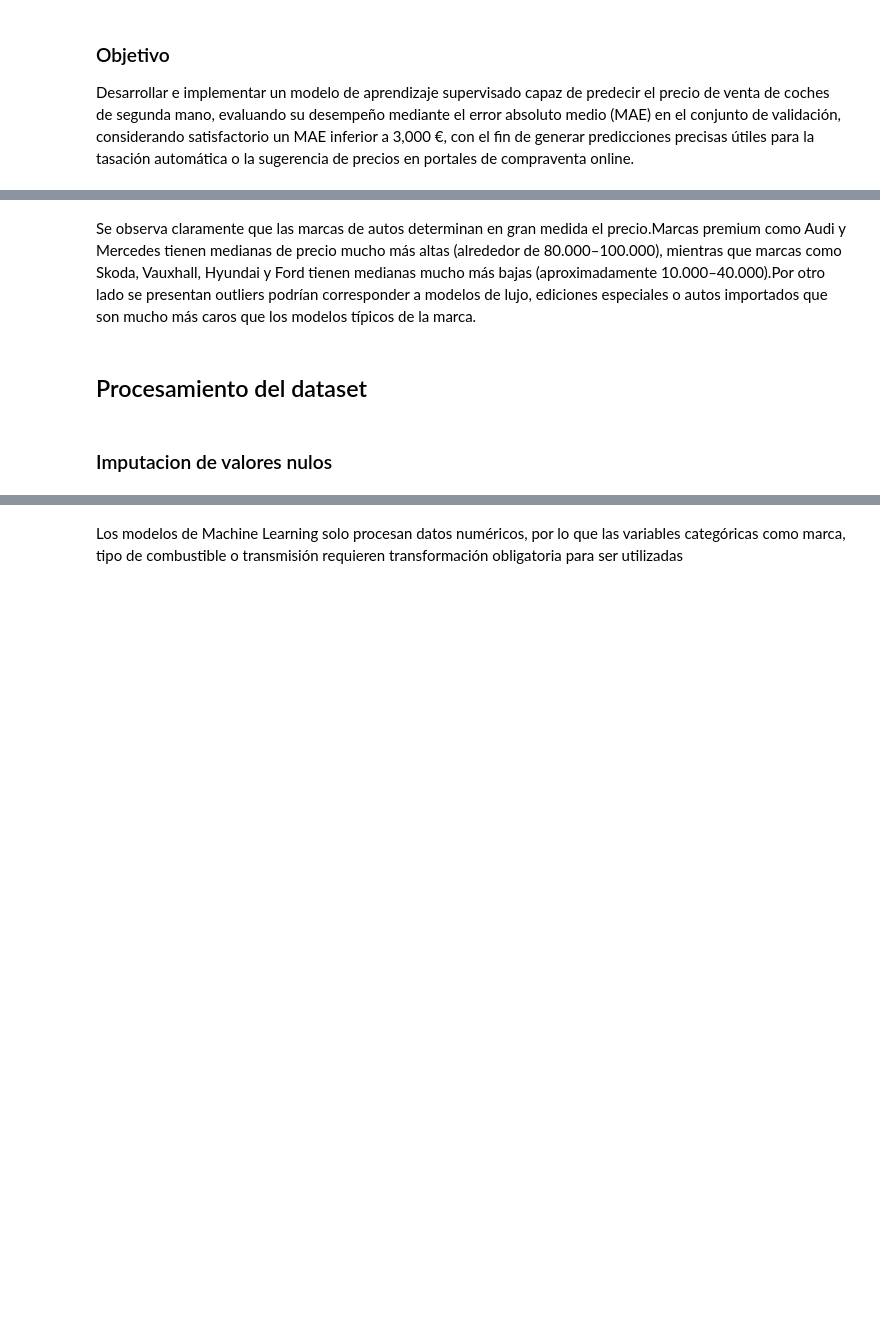
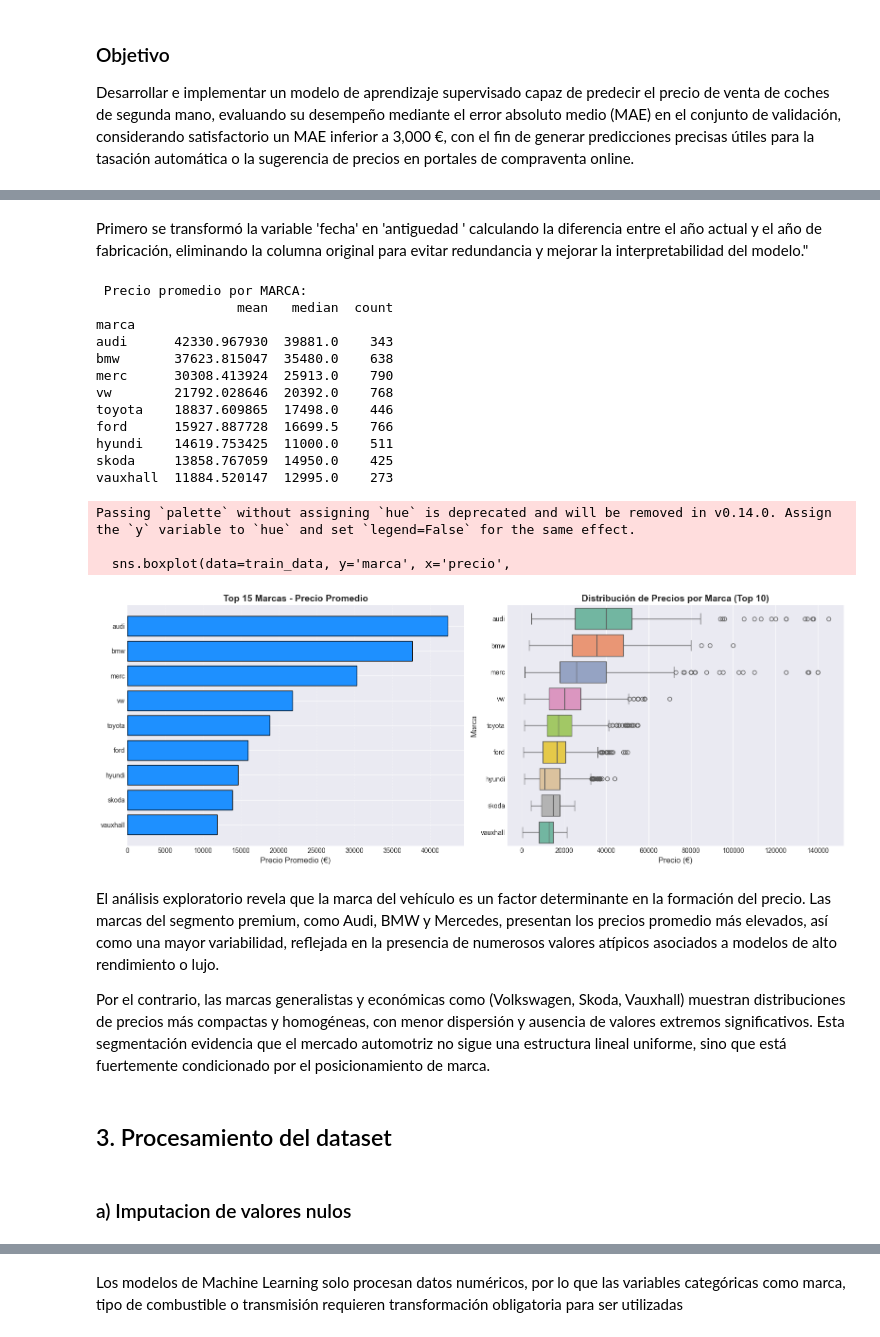
Before and after one commit to Geovart/Estimacion-de-precios-Coches-segunda-mano, a Jupyter notebook: Ejercicio1.Estimacion-used-car.ipynb, the cells around one changed output, grey strips where cells are left out. Cells and saved outputs as stored; diff of their text form; code cells hidden in the pictures; blank space fills up the shorter version.

```diff
--- a/Ejercicio1.Estimacion-used-car.ipynb
+++ b/Ejercicio1.Estimacion-used-car.ipynb
@@ -117,13 +275,53 @@ El análisis de correlación muestra que el precio del vehículo presenta una re
+# %% [markdown]
+Primero se transformó la variable 'fecha' en 'antiguedad ' calculando la diferencia entre el año actual y el año de fabricación, eliminando la columna original para evitar redundancia y mejorar la interpretabilidad del modelo."
 # %%
 # comprobemos la correlación entre la variable objetivo y las variables categoricas como la marca
-train_data.groupby('marca')['precio'].mean().sort_values(ascending=False)
 
-train_data.boxplot(column='precio', by='marca', rot=70 )
-sns.boxplot(x='marca', y='precio', hue='marca', data=train_data, palette='Set3', legend=False)
-plt.title('Precio por marca')
-plt.suptitle('')
+
+# 6.1 Precio promedio por MARCA
+print("\n Precio promedio por MARCA:")
+precio_marca = train_data.groupby('marca')['precio'].agg(['mean', 'median', 'count']).sort_values('mean', ascending=False)
+print(precio_marca.head(10))
+
+fig, axes = plt.subplots(1, 2, figsize=(16, 6))
+
+# Gráfico de barras
+top_marcas = precio_marca.head(15)
+axes[0].barh(top_marcas.index, top_marcas['mean'], color='dodgerblue', edgecolor='black')
+axes[0].set_xlabel('Precio Promedio (€)', fontsize=12)
+axes[0].set_title('Top 15 Marcas - Precio Promedio', fontsize=14, fontweight='bold')
+axes[0].invert_yaxis()
+axes[0].grid(axis='x', linestyle='--', alpha=0.3)
+
+# Boxplot
+sns.boxplot(data=train_data, y='marca', x='precio',
+            order=precio_marca.head(10).index, ax=axes[1], palette='Set2')
+axes[1].set_title('Distribución de Precios por Marca (Top 10)', fontsize=14, fontweight='bold')
+axes[1].set_xlabel('Precio (€)', fontsize=12)
+axes[1].set_ylabel('Marca', fontsize=12)
+
+plt.tight_layout()
 plt.show()
+# %% [output]
+ Precio promedio por MARCA:
+                  mean   median  count
+marca
+audi      42330.967930  39881.0    343
+bmw       37623.815047  35480.0    638
+merc      30308.413924  25913.0    790
+vw        21792.028646  20392.0    768
+toyota    18837.609865  17498.0    446
+ford      15927.887728  16699.5    766
+hyundi    14619.753425  11000.0    511
+skoda     13858.767059  14950.0    425
+vauxhall  11884.520147  12995.0    273
+Passing `palette` without assigning `hue` is deprecated and will be removed in v0.14.0. Assign the `y` variable to `hue` and set `legend=False` for the same effect.
+
+  sns.boxplot(data=train_data, y='marca', x='precio',
+[figure, added]
 # %% [markdown]
-Se observa claramente que las marcas de autos determinan en gran medida el precio.Marcas premium como Audi y Mercedes tienen medianas de precio mucho más altas (alrededor de 80.000–100.000), mientras que marcas como Skoda, Vauxhall, Hyundai y Ford tienen medianas mucho más bajas (aproximadamente 10.000–40.000).Por otro lado se presentan outliers podrían corresponder a modelos de lujo, ediciones especiales o autos importados que son mucho más caros que los modelos típicos de la marca.
+El análisis exploratorio revela que la marca del vehículo es un factor determinante en la formación del precio. Las marcas del segmento premium, como Audi, BMW y Mercedes, presentan los precios promedio más elevados, así como una mayor variabilidad, reflejada en la presencia de numerosos valores atípicos asociados a modelos de alto rendimiento o lujo.
+
+Por el contrario, las marcas generalistas y económicas como (Volkswagen, Skoda, Vauxhall) muestran distribuciones de precios más compactas y homogéneas, con menor dispersión y ausencia de valores extremos significativos. Esta segmentación evidencia que el mercado automotriz no sigue una estructura lineal uniforme, sino que está fuertemente condicionado por el posicionamiento de marca.
 # %% [markdown]
-## Procesamiento del dataset
+## 3. Procesamiento del dataset
@@ -130,3 +336,3 @@ Se observa claramente que las marcas de autos determinan en gran medida el preci
 # %% [markdown]
-### Imputacion de valores nulos
+### a) Imputacion de valores nulos
 # %%
```
Also changed, not shown: parts of 82 cells of this notebook.
